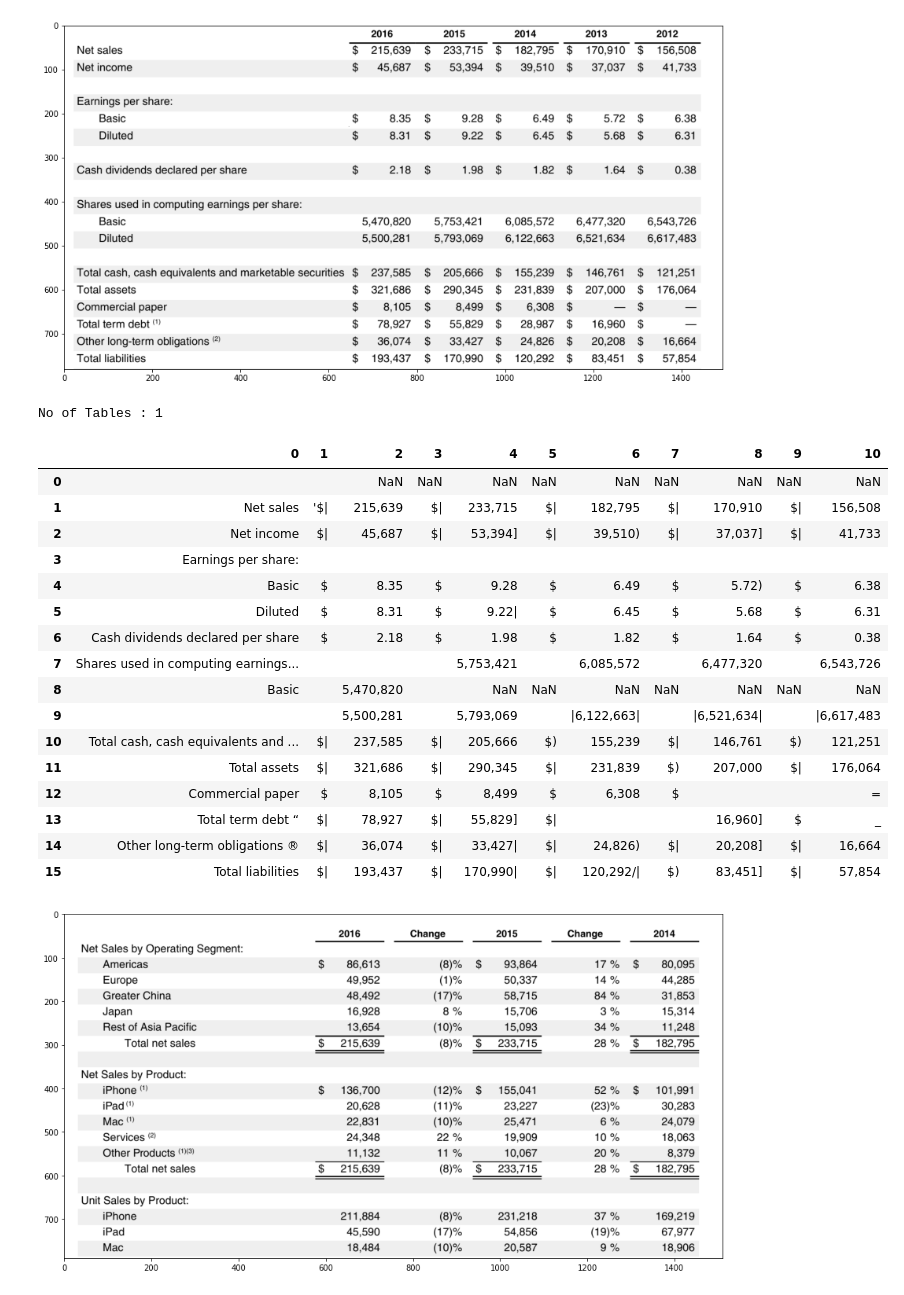
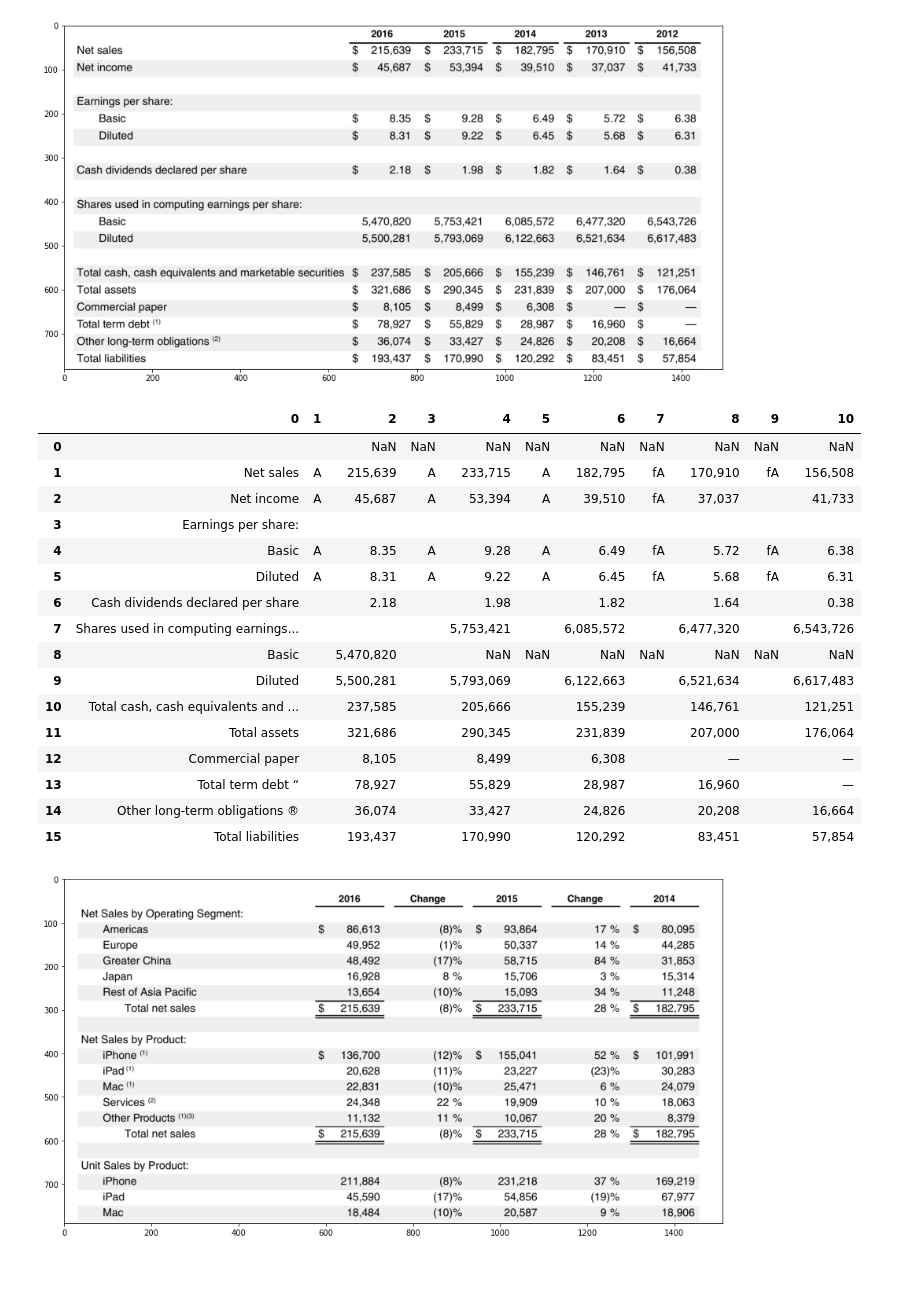
Before and after one commit to sachindevsharma/Table_Data_from_Images, a Jupyter notebook: Demo.ipynb, the cells around one changed output. Saved outputs shown, nothing was run; the diff lists cells and outputs as text; code cells hidden in the pictures.

```diff
--- a/Demo.ipynb
+++ b/Demo.ipynb
@@ -208,27 +221,26 @@ display_image(image)
 # %% [output]
 [figure]
 # %%
-table = ex.extract_table_data('Images/borderless_table04.png')
+table_image, table = ex.extract_table_data('Images/borderless_table04.png')
 table
 # %% [output]
-No of Tables : 1
 |  | 0 | 1 | 2 | 3 | 4 | 5 | 6 | 7 | 8 | 9 | 10 |
 | 0 |  |  | NaN | NaN | NaN | NaN | NaN | NaN | NaN | NaN | NaN |
-| 1 | Net sales | '$| | 215,639 | $| | 233,715 | $| | 182,795 | $| | 170,910 | $| | 156,508 |
-| 2 | Net income | $| | 45,687 | $| | 53,394] | $| | 39,510) | $| | 37,037] | $| | 41,733 |
+| 1 | Net sales | A | 215,639 | A | 233,715 | A | 182,795 | fA | 170,910 | fA | 156,508 |
+| 2 | Net income | A | 45,687 | A | 53,394 | A | 39,510 | fA | 37,037 |  | 41,733 |
 | 3 | Earnings per share: |  |  |  |  |  |  |  |  |  |  |
-| 4 | Basic | $ | 8.35 | $ | 9.28 | $ | 6.49 | $ | 5.72) | $ | 6.38 |
-| 5 | Diluted | $ | 8.31 | $ | 9.22| | $ | 6.45 | $ | 5.68 | $ | 6.31 |
-| 6 | Cash dividends declared per share | $ | 2.18 | $ | 1.98 | $ | 1.82 | $ | 1.64 | $ | 0.38 |
+| 4 | Basic | A | 8.35 | A | 9.28 | A | 6.49 | fA | 5.72 | fA | 6.38 |
+| 5 | Diluted | A | 8.31 | A | 9.22 | A | 6.45 | fA | 5.68 | fA | 6.31 |
+| 6 | Cash dividends declared per share |  | 2.18 |  | 1.98 |  | 1.82 |  | 1.64 |  | 0.38 |
 | 7 | Shares used in computing earnings... |  |  |  | 5,753,421 |  | 6,085,572 |  | 6,477,320 |  | 6,543,726 |
 | 8 | Basic |  | 5,470,820 |  | NaN | NaN | NaN | NaN | NaN | NaN | NaN |
-| 9 |  |  | 5,500,281 |  | 5,793,069 |  | |6,122,663| |  | |6,521,634| |  | |6,617,483 |
-| 10 | Total cash, cash equivalents and ... | $| | 237,585 | $| | 205,666 | $) | 155,239 | $| | 146,761 | $) | 121,251 |
-| 11 | Total assets | $| | 321,686 | $| | 290,345 | $| | 231,839 | $) | 207,000 | $| | 176,064 |
-| 12 | Commercial paper | $ | 8,105 | $ | 8,499 | $ | 6,308 | $ |  |  | = |
-| 13 | Total term debt “ | $| | 78,927 | $| | 55,829] | $| |  |  | 16,960] | $ | _ |
-| 14 | Other long-term obligations ® | $| | 36,074 | $| | 33,427| | $| | 24,826) | $| | 20,208] | $| | 16,664 |
-| 15 | Total liabilities | $| | 193,437 | $| | 170,990| | $| | 120,292/| | $) | 83,451] | $| | 57,854 |
+| 9 | Diluted |  | 5,500,281 |  | 5,793,069 |  | 6,122,663 |  | 6,521,634 |  | 6,617,483 |
+| 10 | Total cash, cash equivalents and ... |  | 237,585 |  | 205,666 |  | 155,239 |  | 146,761 |  | 121,251 |
+| 11 | Total assets |  | 321,686 |  | 290,345 |  | 231,839 |  | 207,000 |  | 176,064 |
+| 12 | Commercial paper |  | 8,105 |  | 8,499 |  | 6,308 |  | — |  | — |
+| 13 | Total term debt “ |  | 78,927 |  | 55,829 |  | 28,987 |  | 16,960 |  | — |
+| 14 | Other long-term obligations ® |  | 36,074 |  | 33,427 |  | 24,826 |  | 20,208 |  | 16,664 |
+| 15 | Total liabilities |  | 193,437 |  | 170,990 |  | 120,292 |  | 83,451 |  | 57,854 |
 # %%
 image = cv2.imread('Images/borderless_table05.png')
 display_image(image)
```
Also changed, not shown: parts of 15 cells of this notebook, 4 other files.
